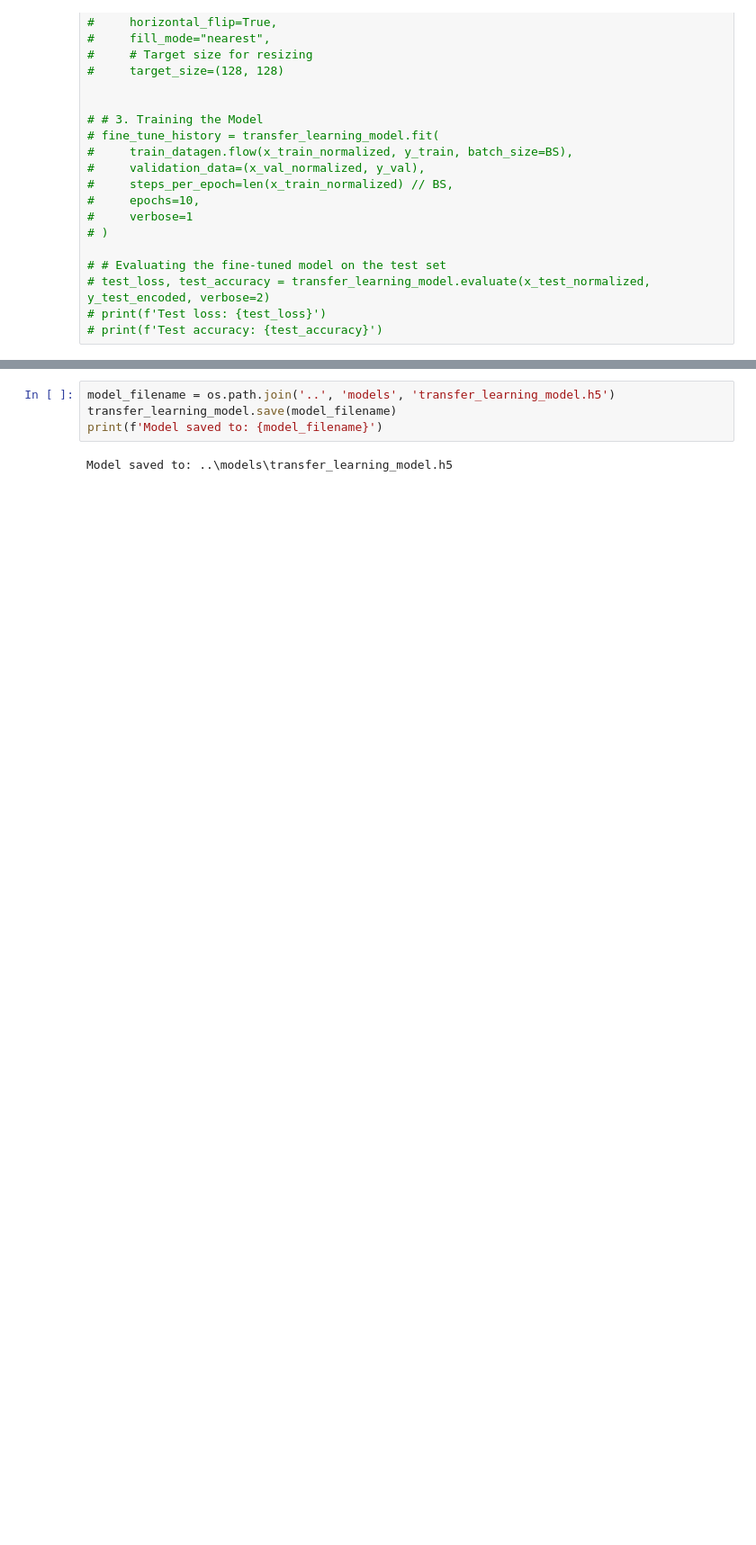
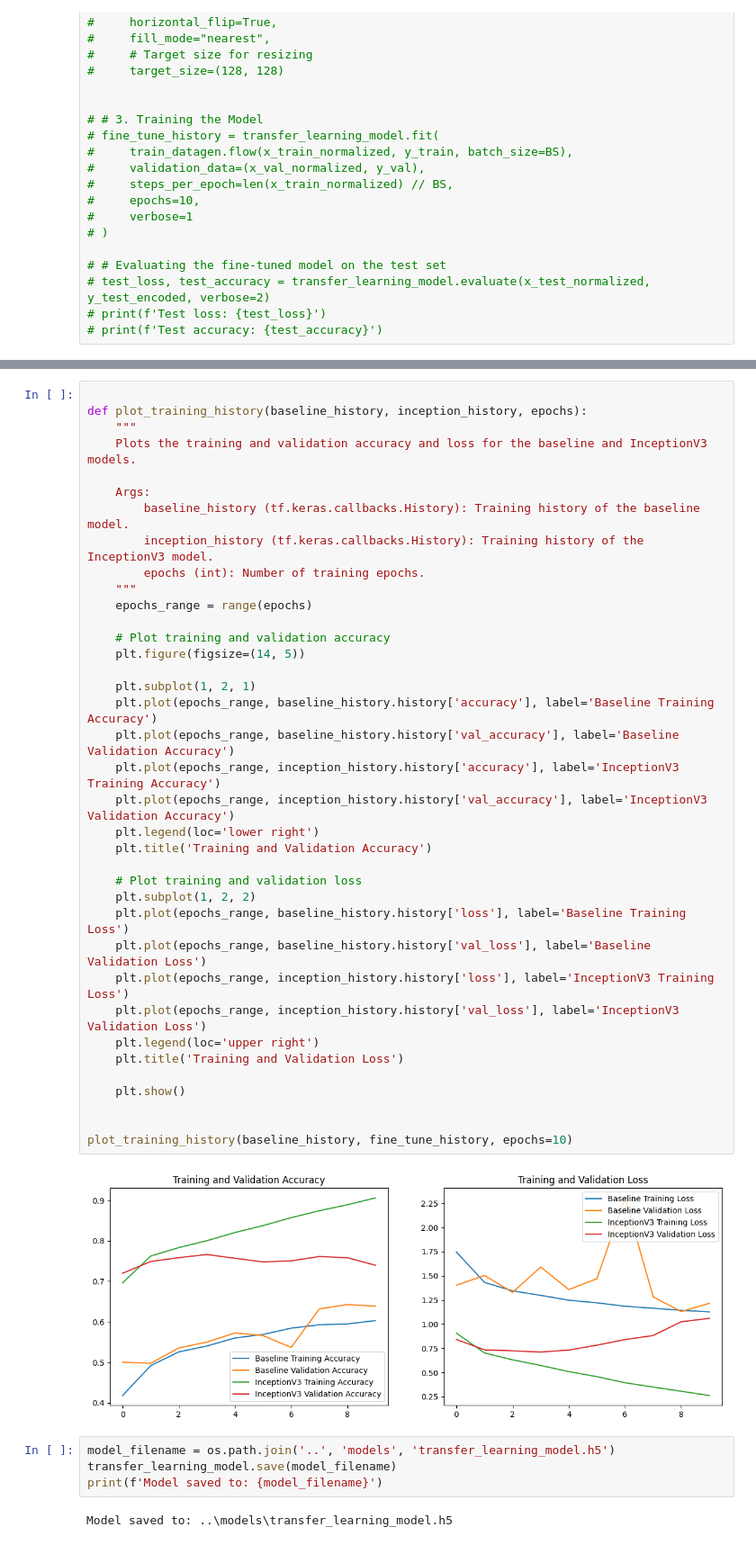
Before and after one commit to Norbert49/Image-Classification, a Jupyter notebook: notebook/Image_Classification.ipynb, the cells around one changed output, grey strips where cells are left out. Shown at 90% size. Cells and saved outputs as stored; diff of their text form; blank space fills up the shorter version.

```diff
--- a/notebook/Image_Classification.ipynb
+++ b/notebook/Image_Classification.ipynb
@@ -749,3 +843,42 @@ Test Loss: nan
+# %%
+
+def plot_training_history(baseline_history, inception_history, epochs):
+    """
+    Plots the training and validation accuracy and loss for the baseline and InceptionV3 models.
+
+    Args:
+        baseline_history (tf.keras.callbacks.History): Training history of the baseline model.
+        inception_history (tf.keras.callbacks.History): Training history of the InceptionV3 model.
+        epochs (int): Number of training epochs.
+    """
+    epochs_range = range(epochs)
+
+    # Plot training and validation accuracy
+    plt.figure(figsize=(14, 5))
+
+    plt.subplot(1, 2, 1)
+    plt.plot(epochs_range, baseline_history.history['accuracy'], label='Baseline Training Accuracy')
+    plt.plot(epochs_range, baseline_history.history['val_accuracy'], label='Baseline Validation Accuracy')
+    plt.plot(epochs_range, inception_history.history['accuracy'], label='InceptionV3 Training Accuracy')
+    plt.plot(epochs_range, inception_history.history['val_accuracy'], label='InceptionV3 Validation Accuracy')
+    plt.legend(loc='lower right')
+    plt.title('Training and Validation Accuracy')
+
+    # Plot training and validation loss
+    plt.subplot(1, 2, 2)
+    plt.plot(epochs_range, baseline_history.history['loss'], label='Baseline Training Loss')
+    plt.plot(epochs_range, baseline_history.history['val_loss'], label='Baseline Validation Loss')
+    plt.plot(epochs_range, inception_history.history['loss'], label='InceptionV3 Training Loss')
+    plt.plot(epochs_range, inception_history.history['val_loss'], label='InceptionV3 Validation Loss')
+    plt.legend(loc='upper right')
+    plt.title('Training and Validation Loss')
+
+    plt.show()
+
+
+plot_training_history(baseline_history, fine_tune_history, epochs=10)
+# %% [output]
+[figure, added]
 # %%
 model_filename = os.path.join('..', 'models', 'transfer_learning_model.h5')
 transfer_learning_model.save(model_filename)
```
Also changed, not shown: parts of 10 cells of this notebook, 4 other files.
